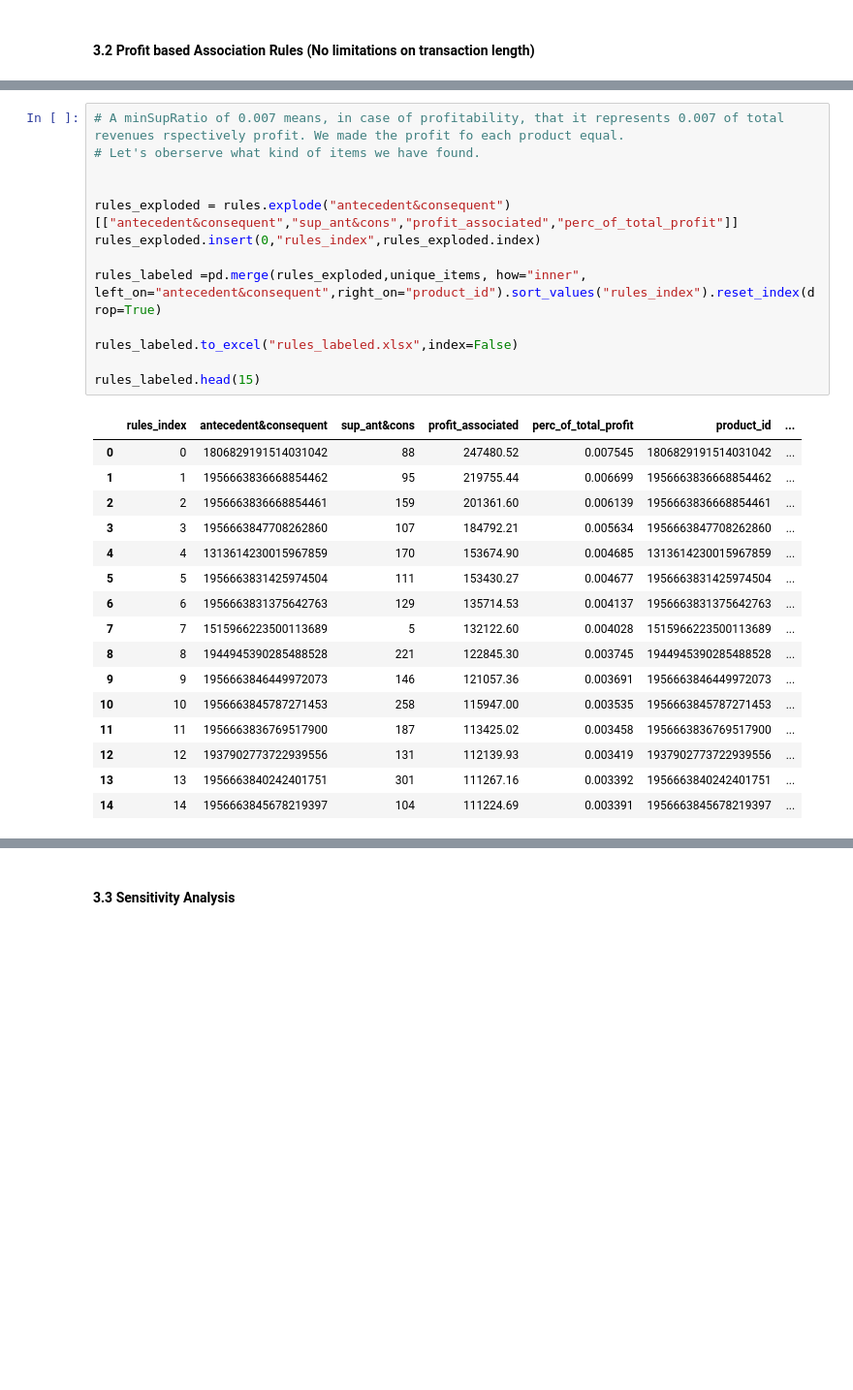
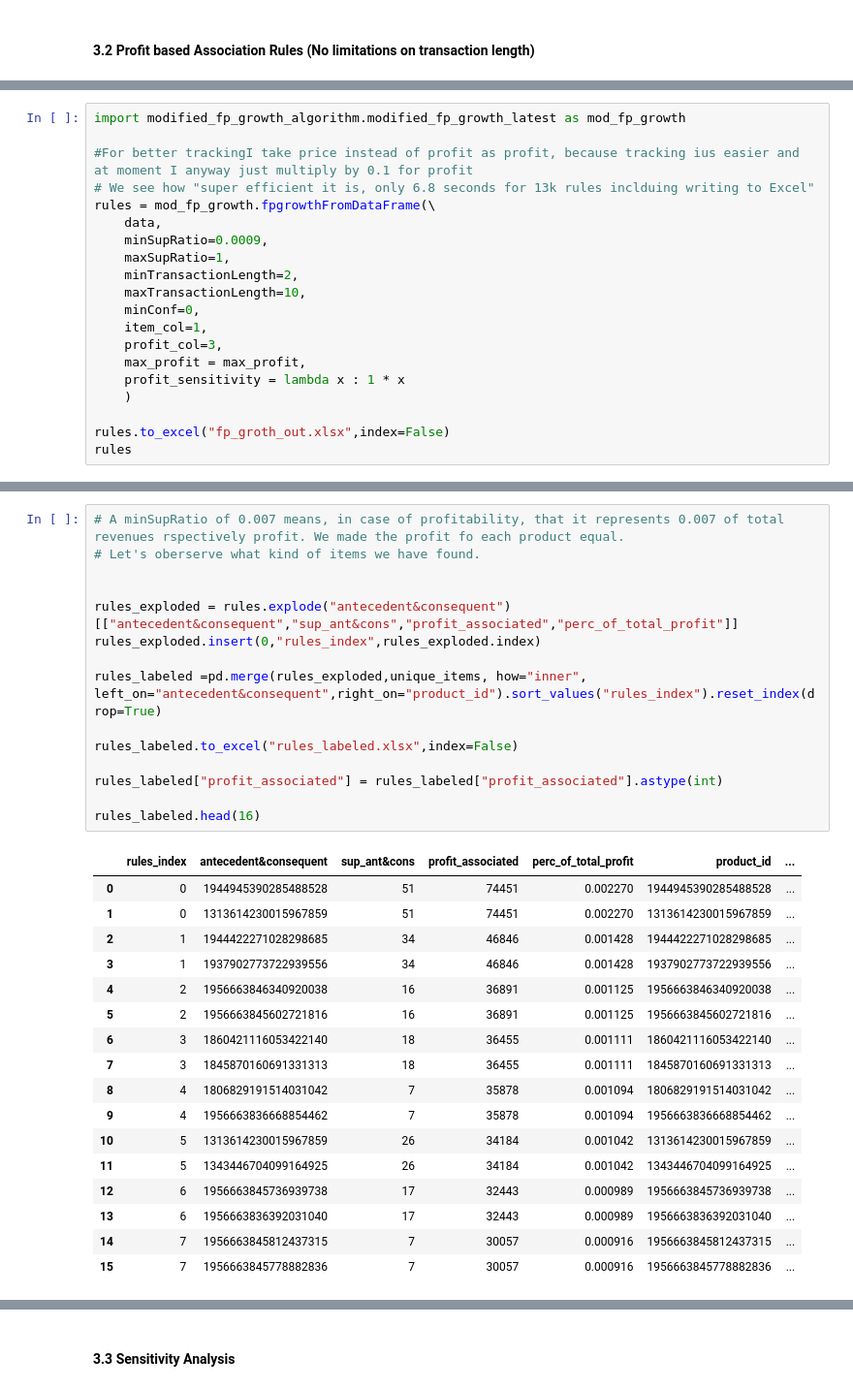
Before and after one commit to dawei7/Detecting-patterns-in-purchase-history-using-association-rule-learning-methods, a Jupyter notebook: Analaysis_Kaggle_Jewelery_Dataset.ipynb, the cells around one changed output, grey strips where cells are left out. Shown: that part at 97% size. Drawn from its saved outputs; the diff is of its cells as text; blank space fills up the shorter version.

Commit message:
Added Dataset Coscmetics, filtered out only purchases, ready to be analyzed

```diff
--- a/Analaysis_Kaggle_Jewelery_Dataset.ipynb
+++ b/Analaysis_Kaggle_Jewelery_Dataset.ipynb
@@ -318,0 +400,20 @@ rules
+# %%
+import modified_fp_growth_algorithm.modified_fp_growth_latest as mod_fp_growth
+
+#For better trackingI take price instead of profit as profit, because tracking ius easier and at moment I anyway just multiply by 0.1 for profit
+# We see how "super efficient it is, only 6.8 seconds for 13k rules inclduing writing to Excel"
+rules = mod_fp_growth.fpgrowthFromDataFrame(\
+    data,
+    minSupRatio=0.0009,
+    maxSupRatio=1,
+    minTransactionLength=2,
+    maxTransactionLength=10,
+    minConf=0,
+    item_col=1,
+    profit_col=3,
+    max_profit = max_profit,
+    profit_sensitivity = lambda x : 1 * x
+    )
+
+rules.to_excel("fp_groth_out.xlsx",index=False)
+rules
@@ -319,30 +430,33 @@ rules
 # %%
 # A minSupRatio of 0.007 means, in case of profitability, that it represents 0.007 of total revenues rspectively profit. We made the profit fo each product equal.
 # Let's oberserve what kind of items we have found.
 
 
 rules_exploded = rules.explode("antecedent&consequent")[["antecedent&consequent","sup_ant&cons","profit_associated","perc_of_total_profit"]]
 rules_exploded.insert(0,"rules_index",rules_exploded.index)
 
 rules_labeled =pd.merge(rules_exploded,unique_items, how="inner", left_on="antecedent&consequent",right_on="product_id").sort_values("rules_index").reset_index(drop=True)
 
 rules_labeled.to_excel("rules_labeled.xlsx",index=False)
 
-rules_labeled.head(15)
+rules_labeled["profit_associated"] = rules_labeled["profit_associated"].astype(int)
+
+rules_labeled.head(16)
 # %% [output]
 |  | rules_index | antecedent&consequent | sup_ant&cons | profit_associated | perc_of_total_profit | product_id | ... |
-| 0 | 0 | 1806829191514031042 | 88 | 247480.52 | 0.007545 | 1806829191514031042 | ... |
-| 1 | 1 | 1956663836668854462 | 95 | 219755.44 | 0.006699 | 1956663836668854462 | ... |
-| 2 | 2 | 1956663836668854461 | 159 | 201361.60 | 0.006139 | 1956663836668854461 | ... |
-| 3 | 3 | 1956663847708262860 | 107 | 184792.21 | 0.005634 | 1956663847708262860 | ... |
-| 4 | 4 | 1313614230015967859 | 170 | 153674.90 | 0.004685 | 1313614230015967859 | ... |
-| 5 | 5 | 1956663831425974504 | 111 | 153430.27 | 0.004677 | 1956663831425974504 | ... |
-| 6 | 6 | 1956663831375642763 | 129 | 135714.53 | 0.004137 | 1956663831375642763 | ... |
-| 7 | 7 | 1515966223500113689 | 5 | 132122.60 | 0.004028 | 1515966223500113689 | ... |
-| 8 | 8 | 1944945390285488528 | 221 | 122845.30 | 0.003745 | 1944945390285488528 | ... |
-| 9 | 9 | 1956663846449972073 | 146 | 121057.36 | 0.003691 | 1956663846449972073 | ... |
-| 10 | 10 | 1956663845787271453 | 258 | 115947.00 | 0.003535 | 1956663845787271453 | ... |
-| 11 | 11 | 1956663836769517900 | 187 | 113425.02 | 0.003458 | 1956663836769517900 | ... |
-| 12 | 12 | 1937902773722939556 | 131 | 112139.93 | 0.003419 | 1937902773722939556 | ... |
-| 13 | 13 | 1956663840242401751 | 301 | 111267.16 | 0.003392 | 1956663840242401751 | ... |
-| 14 | 14 | 1956663845678219397 | 104 | 111224.69 | 0.003391 | 1956663845678219397 | ... |
+| 0 | 0 | 1944945390285488528 | 51 | 74451 | 0.002270 | 1944945390285488528 | ... |
+| 1 | 0 | 1313614230015967859 | 51 | 74451 | 0.002270 | 1313614230015967859 | ... |
+| 2 | 1 | 1944422271028298685 | 34 | 46846 | 0.001428 | 1944422271028298685 | ... |
+| 3 | 1 | 1937902773722939556 | 34 | 46846 | 0.001428 | 1937902773722939556 | ... |
+| 4 | 2 | 1956663846340920038 | 16 | 36891 | 0.001125 | 1956663846340920038 | ... |
+| 5 | 2 | 1956663845602721816 | 16 | 36891 | 0.001125 | 1956663845602721816 | ... |
+| 6 | 3 | 1860421116053422140 | 18 | 36455 | 0.001111 | 1860421116053422140 | ... |
+| 7 | 3 | 1845870160691331313 | 18 | 36455 | 0.001111 | 1845870160691331313 | ... |
+| 8 | 4 | 1806829191514031042 | 7 | 35878 | 0.001094 | 1806829191514031042 | ... |
+| 9 | 4 | 1956663836668854462 | 7 | 35878 | 0.001094 | 1956663836668854462 | ... |
+| 10 | 5 | 1313614230015967859 | 26 | 34184 | 0.001042 | 1313614230015967859 | ... |
+| 11 | 5 | 1343446704099164925 | 26 | 34184 | 0.001042 | 1343446704099164925 | ... |
+| 12 | 6 | 1956663845736939738 | 17 | 32443 | 0.000989 | 1956663845736939738 | ... |
+| 13 | 6 | 1956663836392031040 | 17 | 32443 | 0.000989 | 1956663836392031040 | ... |
+| 14 | 7 | 1956663845812437315 | 7 | 30057 | 0.000916 | 1956663845812437315 | ... |
+| 15 | 7 | 1956663845778882836 | 7 | 30057 | 0.000916 | 1956663845778882836 | ... |
```
Also changed, not shown: parts of 13 cells of this notebook, 6 other files.
